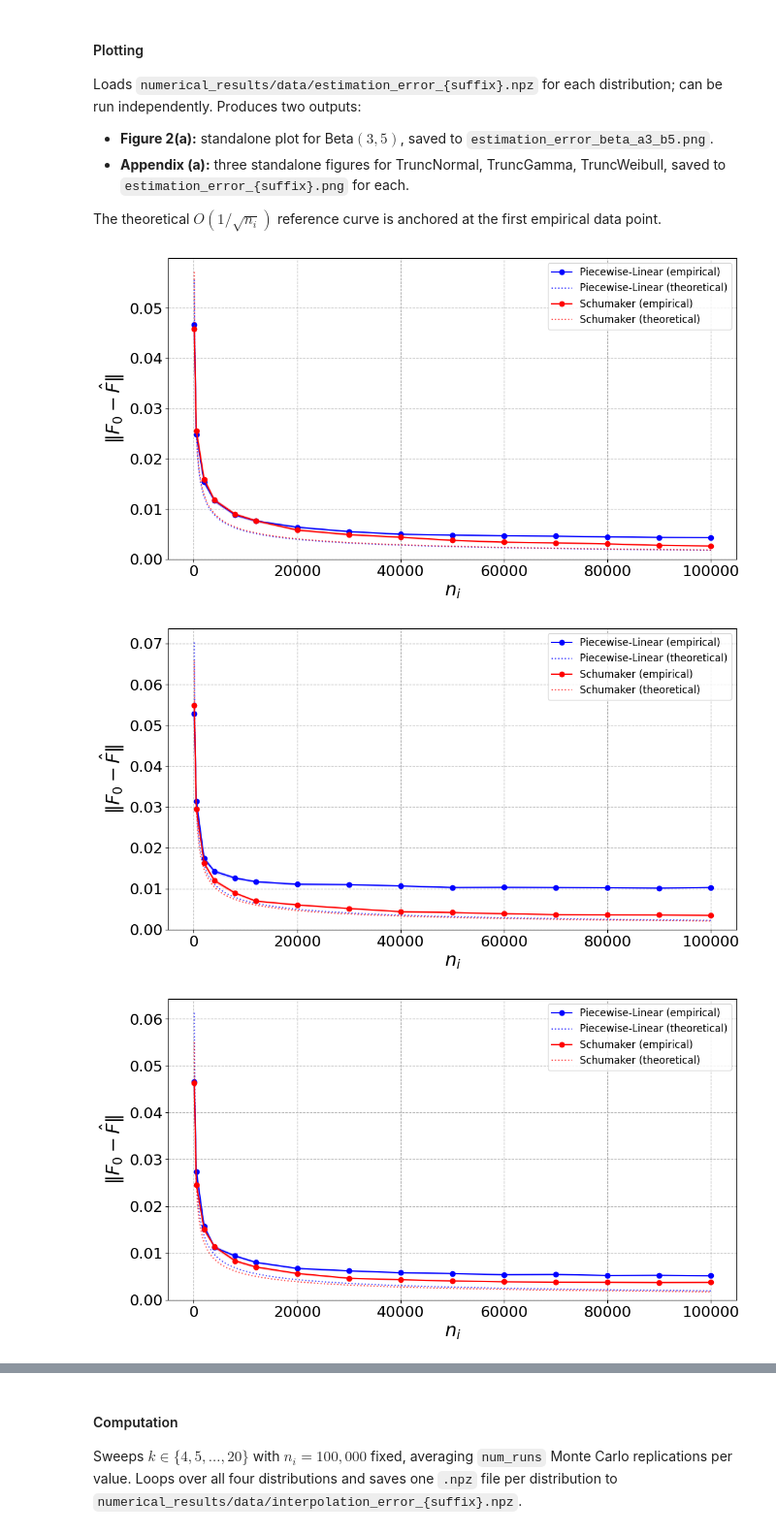
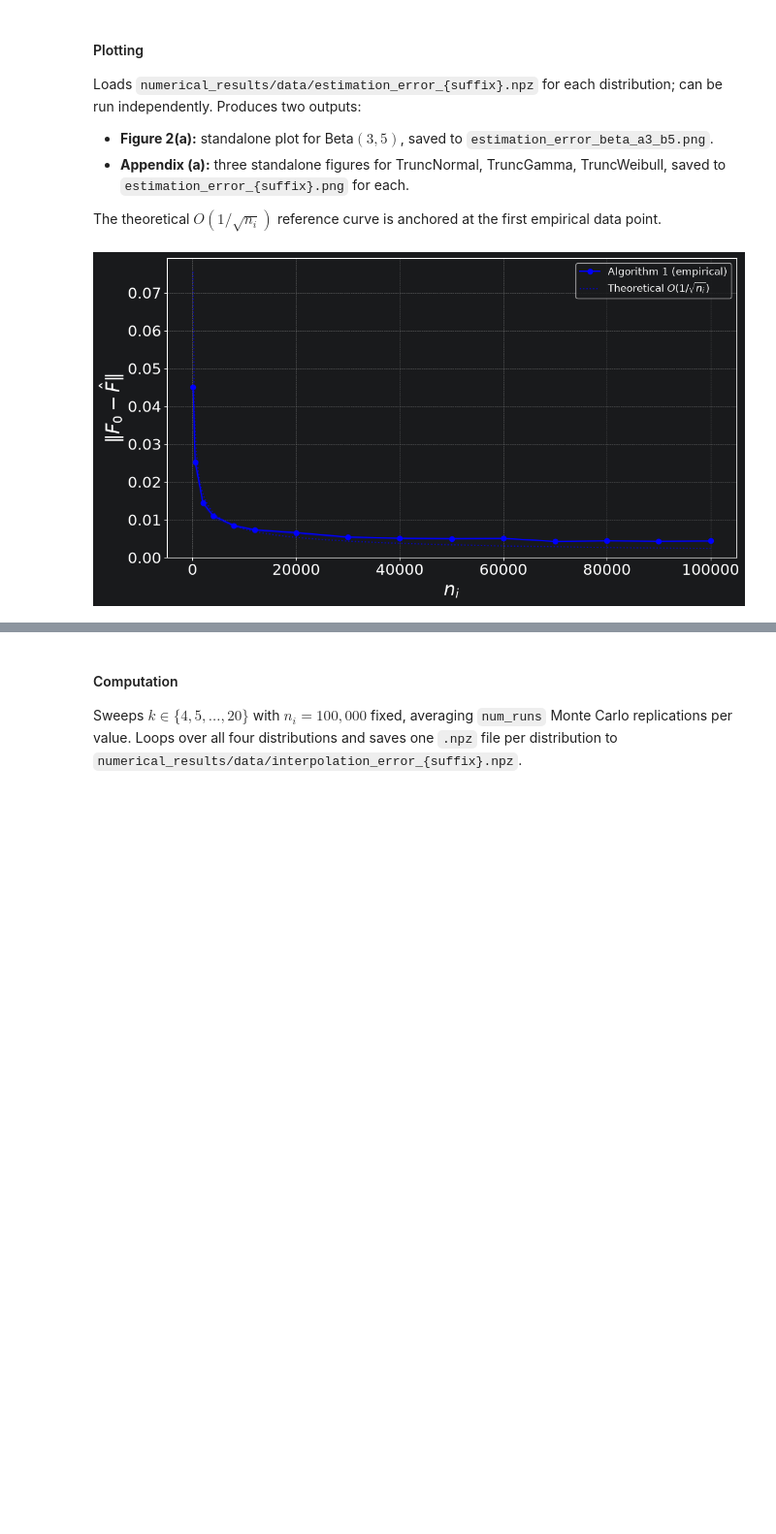
Before and after one commit to craigfernandes1/Fitting-IFR-CDFs-from-Noisy-Quantile-Data, a Jupyter notebook: numerics.ipynb, the cells around one changed output, grey strips where cells are left out. Shown at 97% size. Cells and saved outputs as stored; diff of their text form; code cells hidden in the pictures; blank space fills up the shorter version.

```diff
--- a/numerics.ipynb
+++ b/numerics.ipynb
@@ -234,56 +227,47 @@ Loads `numerical_results/data/estimation_error_{suffix}.npz` for each distributi
 
 The theoretical $O(1/\sqrt{n_i})$ reference curve is anchored at the first empirical data point.
 # %%
-colors = {'linear': 'blue', 'schumaker': 'red'}
-labels = {'linear': 'Piecewise-Linear', 'schumaker': 'Schumaker'}
-
 def plot_estimation_error(ax, dist_cfg):
     suffix    = dist_cfg['suffix']
     data      = np.load(f'results/data/estimation_error_{suffix}.npz')
     num_runs_ = int(data['num_runs'])
-    valid_n_is  = {'linear': data['linear_n_is'],         'schumaker': data['schumaker_n_is']}
-    results     = {'linear': data['linear_errors'],     'schumaker': data['schumaker_errors']}
-    results_std = {'linear': data['linear_errors_std'], 'schumaker': data['schumaker_errors_std']}
 
-    for method in ['linear', 'schumaker']:
-        n_is   = valid_n_is[method].astype(float)
-        errors = results[method]
-        ses    = results_std[method] / np.sqrt(num_runs_)   # standard error of the mean
+    n_is   = data['linear_n_is'].astype(float)
+    errors = data['linear_errors']
+    ses    = data['linear_errors_std'] / np.sqrt(num_runs_)   # standard error of the mean
 
-        ax.plot(n_is, errors, marker='o', linestyle='-',
-                label=labels[method] + ' (empirical)', color=colors[method])
-        ax.fill_between(n_is, errors - ses, errors + ses, alpha=0.15, color=colors[method])   # ±1 SE band
+    ax.plot(n_is, errors, marker='o', linestyle='-',
+            label='Algorithm 1 (empirical)', color='blue')
+    ax.fill_between(n_is, errors - ses, errors + ses, alpha=0.15, color='blue')   # ±1 SE band
 
-        # Anchor the O(1/√n_i) reference at index 1 (second point): skips the noisiest
-        # first observation while staying early enough to span most of the n_i range
-        C       = errors[1] * np.sqrt(n_is[1])
-        n_i_ref = np.linspace(n_is[0], n_is[-1], 500)
-        ax.plot(n_i_ref, C / np.sqrt(n_i_ref), linestyle=':', color=colors[method], alpha=0.7,
-                label=labels[method] + r' (theoretical)')
+    # Anchor the O(1/√n_i) reference at index 1 (second point): skips the noisiest
+    # first observation while staying early enough to span most of the n_i range
+    C       = errors[4] * np.sqrt(n_is[4])
+    n_i_ref = np.linspace(n_is[0], n_is[-1], 500)
+    ax.plot(n_i_ref, C / np.sqrt(n_i_ref), linestyle=':', color='blue', alpha=0.7,
+            label=r'Theoretical $O(1/\sqrt{n_i})$')
 
     ax.set_xlabel(r'$n_i$')
     ax.set_ylabel(r'$\|F_0 - \hat{F}\|$')
     ax.legend(fontsize=12)
     ax.grid(True, ls='--')
     ax.set_ylim(bottom=0)
 
 # --- Figure 2(a): Beta standalone ---
 fig, ax = plt.subplots(figsize=(11, 6))
 plot_estimation_error(ax, DISTRIBUTIONS['beta'])
 # ax.set_title(DISTRIBUTIONS['beta']['label'], fontsize=18)
 plt.tight_layout()
 plt.savefig(f'results/plots/estimation_error_{DISTRIBUTIONS["beta"]["suffix"]}.png', dpi=150, bbox_inches='tight')
 plt.show()
 
 # --- Appendix (a): TruncNormal, TruncGamma, TruncWeibull — standalone figures ---
 appendix_dists = {k: v for k, v in DISTRIBUTIONS.items() if k != 'beta'}
 for dist_key, dist_cfg in appendix_dists.items():
     fig, ax = plt.subplots(figsize=(11, 6))
     plot_estimation_error(ax, dist_cfg)
     plt.tight_layout()
     plt.savefig(f'results/plots/estimation_error_{dist_cfg["suffix"]}.png', dpi=150, bbox_inches='tight')
     plt.show()
 # %% [output]
-[figure, old version]
+[figure, new version]
-[figure, removed]
-[figure, removed]
```
Also changed, not shown: parts of 16 cells of this notebook, 11 other files.
